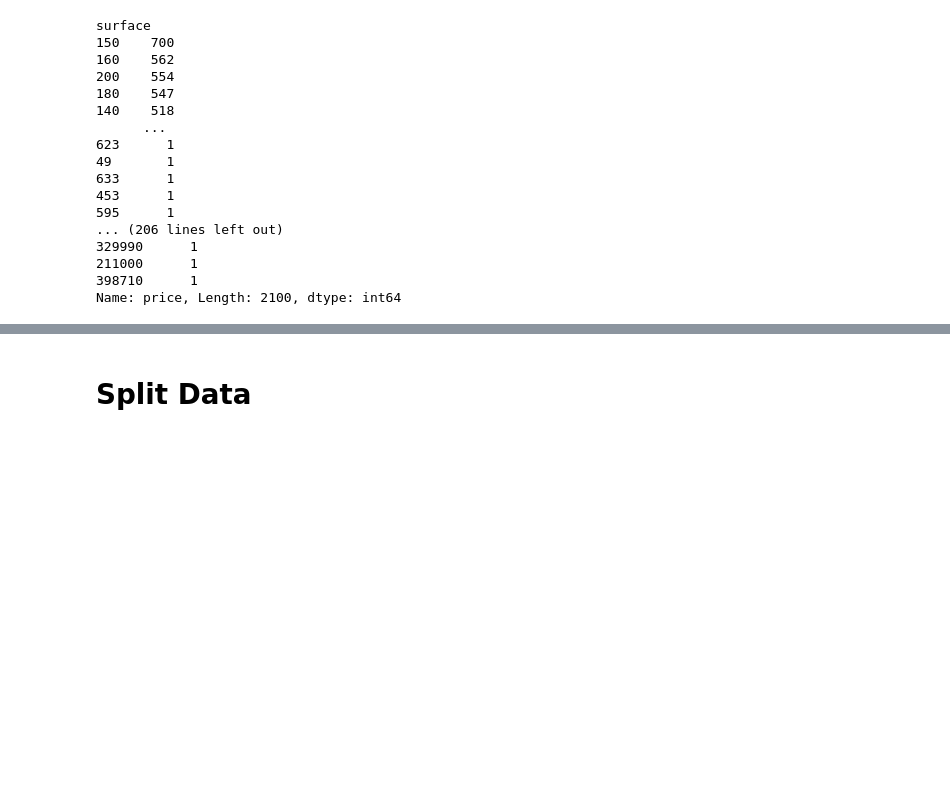
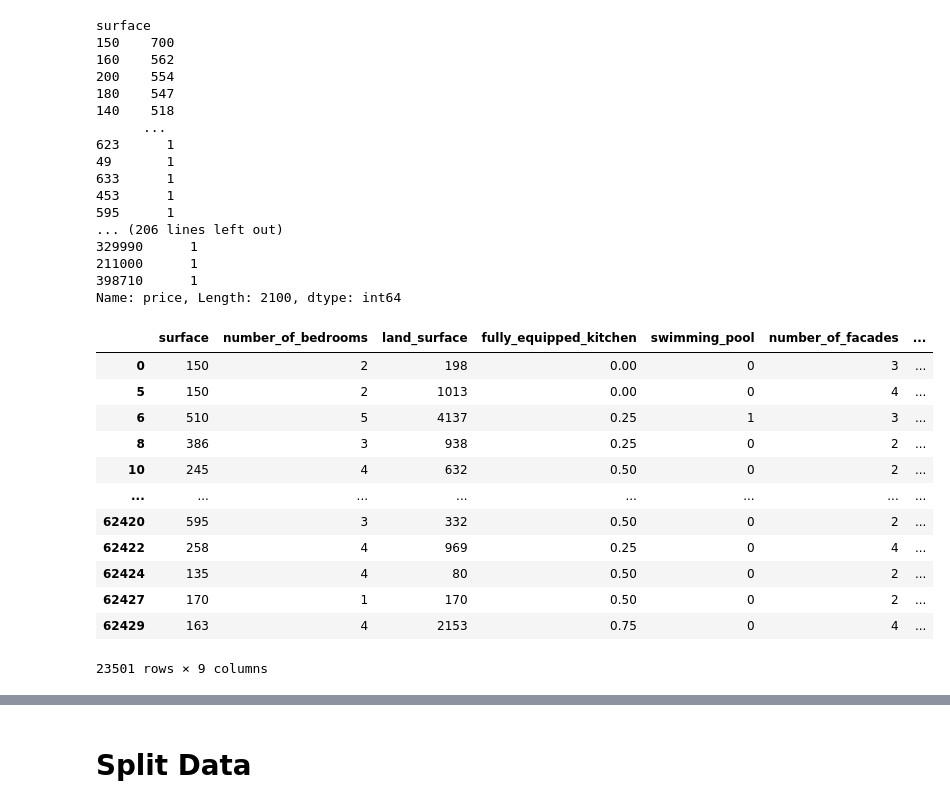
Before and after one commit to KNobles/challenge-regression, a Jupyter notebook: Final-ok.ipynb, the cells around one changed output, grey strips where cells are left out. Drawn from its saved outputs; the diff is of its cells as text; code cells hidden in the pictures; blank space fills up the shorter version.

```diff
--- a/Final-ok.ipynb
+++ b/Final-ok.ipynb
@@ -574,0 +586,16 @@ Name: price, Length: 2100, dtype: int64
+# %%
+df
+# %% [output]
+|  | surface | number_of_bedrooms | land_surface | fully_equipped_kitchen | swimming_pool | number_of_facades | ... |
+| 0 | 150 | 2 | 198 | 0.00 | 0 | 3 | ... |
+| 5 | 150 | 2 | 1013 | 0.00 | 0 | 4 | ... |
+| 6 | 510 | 5 | 4137 | 0.25 | 1 | 3 | ... |
+| 8 | 386 | 3 | 938 | 0.25 | 0 | 2 | ... |
+| 10 | 245 | 4 | 632 | 0.50 | 0 | 2 | ... |
+| ... | ... | ... | ... | ... | ... | ... | ... |
+| 62420 | 595 | 3 | 332 | 0.50 | 0 | 2 | ... |
+| 62422 | 258 | 4 | 969 | 0.25 | 0 | 4 | ... |
+| 62424 | 135 | 4 | 80 | 0.50 | 0 | 2 | ... |
+| 62427 | 170 | 1 | 170 | 0.50 | 0 | 2 | ... |
+| 62429 | 163 | 4 | 2153 | 0.75 | 0 | 4 | ... |
+23501 rows × 9 columns
```
Also changed, not shown: parts of 17 cells of this notebook.
